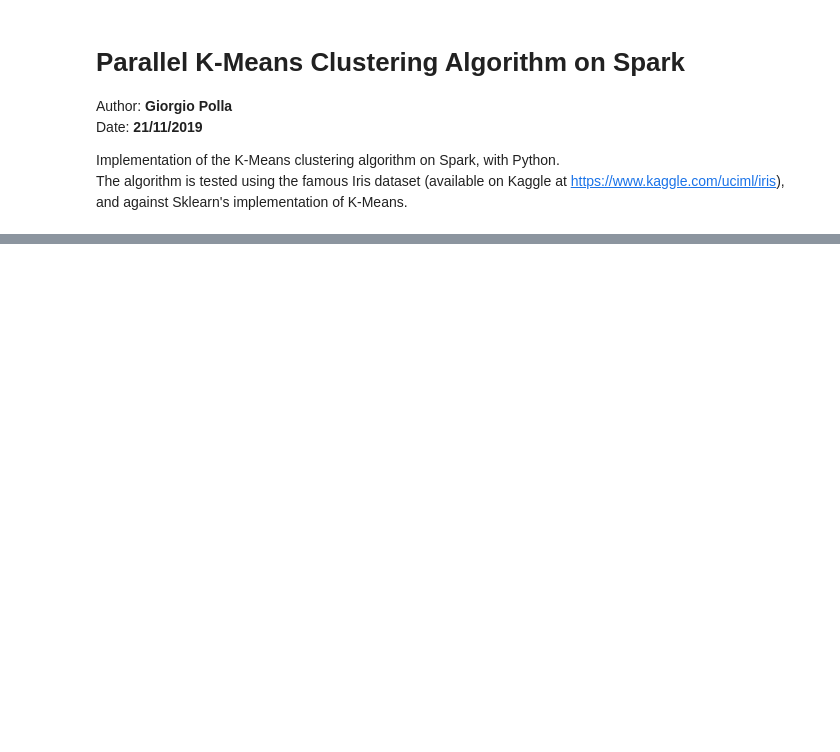
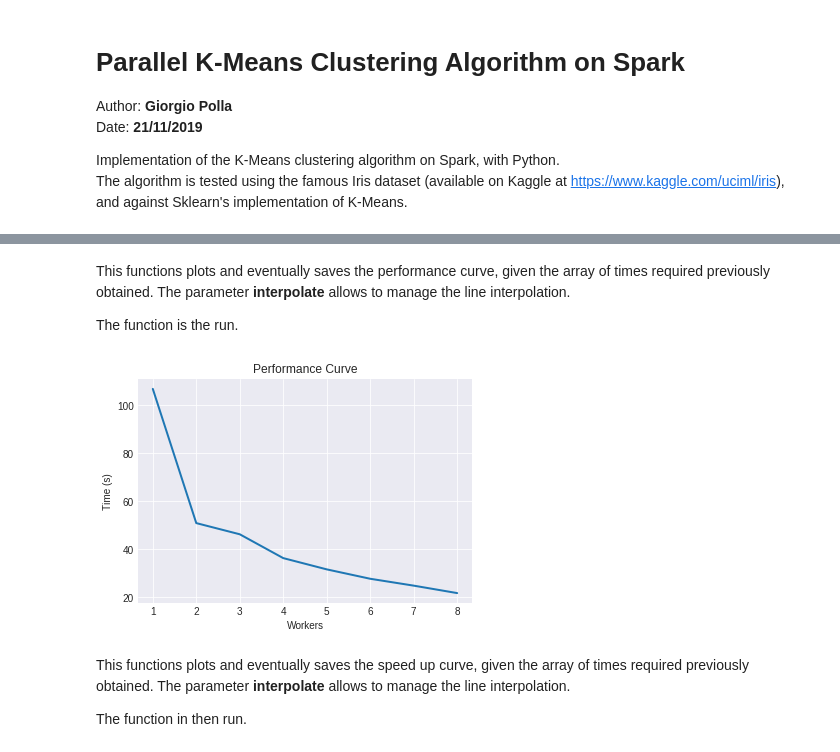
Before and after one commit to GiorgioPolla/K-Means-Spark, a Jupyter notebook: notebooks/Parallel K-Means.ipynb, the cells around one changed output, grey strips where cells are left out. Drawn from its saved outputs; the diff is of its cells as text; code cells hidden in the pictures; blank space fills up the shorter version.

Commit message:
Added plots and python file.

```diff
--- a/notebooks/Parallel K-Means.ipynb
+++ b/notebooks/Parallel K-Means.ipynb
@@ -274,0 +334,17 @@ Total centroid error: 0.0000
+# %%
+worker_list = list(range(1, N_WORKERS + 1))
+time_list = []
+n_init = 10
+
+for workers in worker_list:
+    if 'sc' in locals():
+        sc.stop()
+    sc = pyspark.SparkContext('local[' + str(workers) + ']')
+
+    rdd, _ = read_file(FILE_PATH)
+    rdd = standardise(rdd)
+
+    _, _, tmp_time = k_means(rdd, 3, n_init=n_init)
+    time_list.append(tmp_time)
+    print('-----')
+print('Ended.')
@@ -274,0 +369,35 @@ Total centroid error: 0.0000
+# %% [markdown]
+This functions plots and eventually saves the performance curve, given the array of times required previously obtained. The parameter **interpolate** allows to manage the line interpolation.
+
+The function is the run.
+# %%
+def performance_curve(time_array, n_init, save=False, interpolate=True):
+    t = np.array(time_array.copy())
+    x_axis = [x for x in range(1, N_WORKERS + 1)]
+
+    if interpolate:
+        spl = make_interp_spline(x_axis, t, k=3)
+        x_axis = np.linspace(1, N_WORKERS, 300)
+        t = spl(x_axis)
+
+    plt.plot(x_axis, t, linewidth=2)
+    plt.gcf().subplots_adjust(bottom=0.1)
+    plt.style.use('seaborn-darkgrid')
+    plt.title('Performance Curve')
+    plt.xlabel('Workers')
+    plt.ylabel('Time (s)')
+    if save:
+        if interpolate:
+            name = 'performance_curve_int.'
+        else:
+            name = 'performance_curve.'
+        plt.savefig(OUT_PATH + str(n_init)  + 'it-' + name + IMG_FORMAT)
+    plt.show()
+# %%
+performance_curve(time_list, n_init, save=True, interpolate=False)
+# %% [output]
+[figure, added]
+# %% [markdown]
+This functions plots and eventually saves the speed up curve, given the array of times required previously obtained. The parameter **interpolate** allows to manage the line interpolation.
+
+The function in then run.
```
Also changed, not shown: parts of 26 cells of this notebook, 10 other files.
